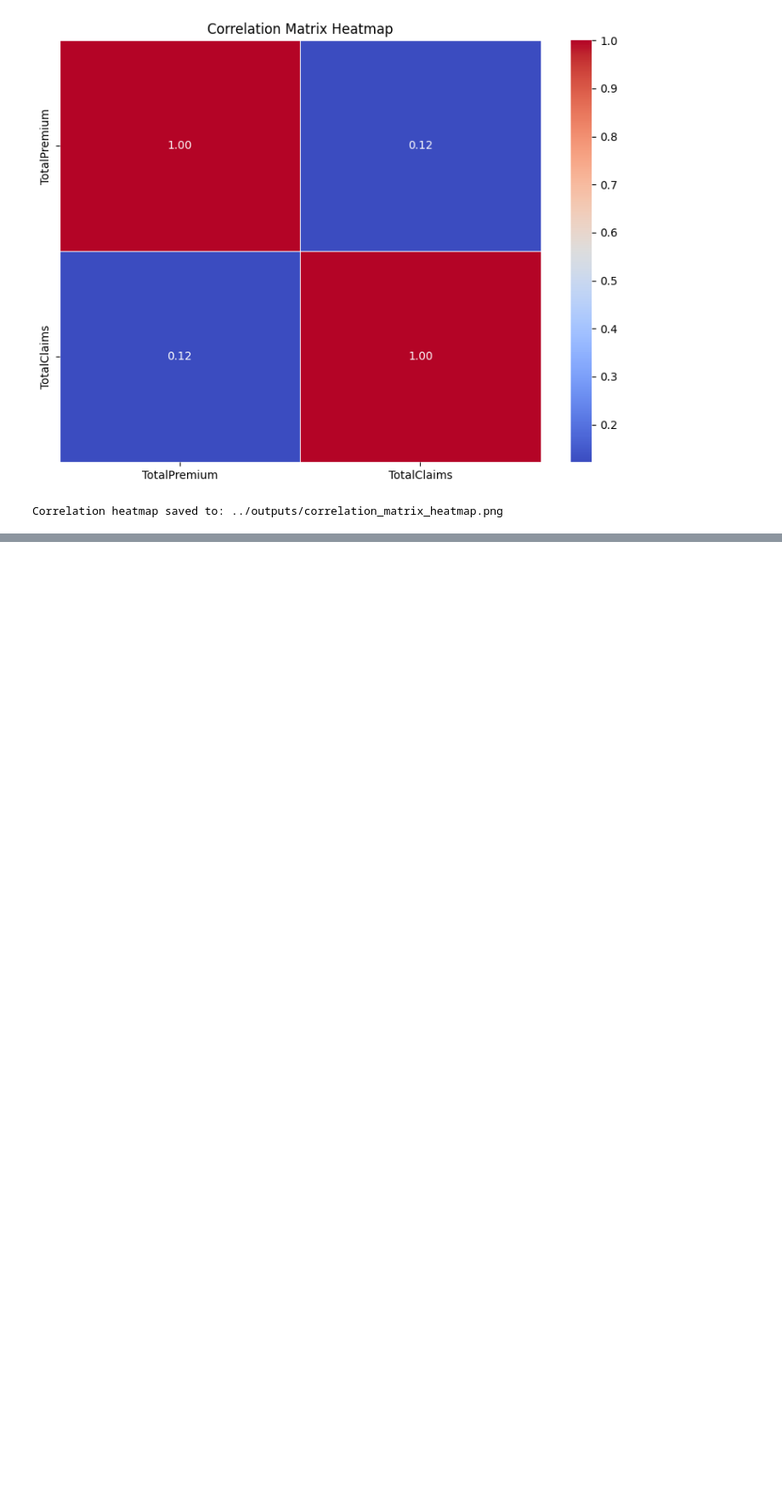
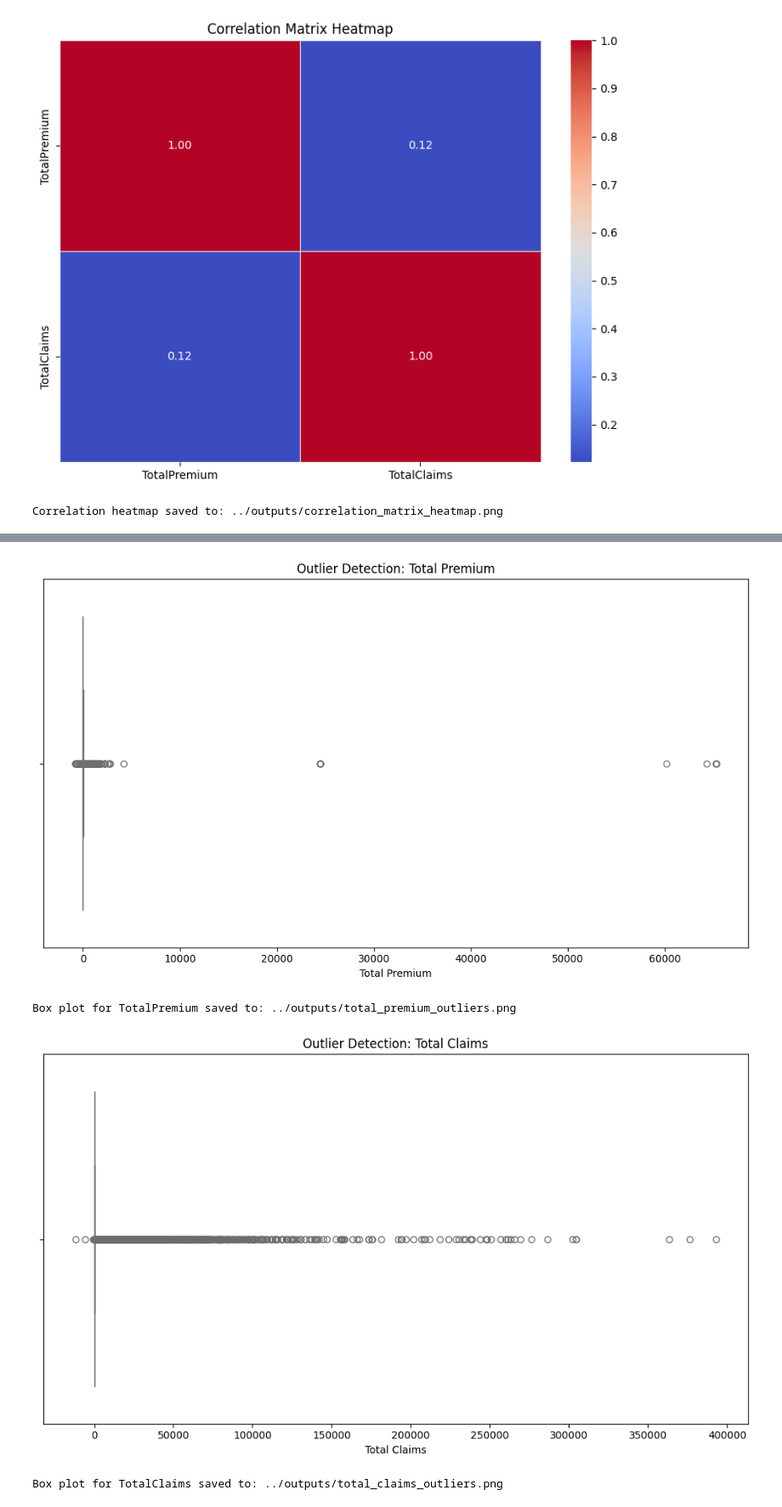
Before and after one commit to vlazacck/week3, a Jupyter notebook: notebooks/Eda.ipynb, the cells around one changed output, grey strips where cells are left out. Shown: that part at 85% size. Saved outputs shown, nothing was run; the diff lists cells and outputs as text; code cells hidden in the pictures; blank space fills up the shorter version.

```diff
--- a/notebooks/Eda.ipynb
+++ b/notebooks/Eda.ipynb
@@ -214,0 +292,45 @@ Correlation heatmap saved to: ../outputs/correlation_matrix_heatmap.png
+# %%
+import pandas as pd
+import seaborn as sns
+import matplotlib.pyplot as plt
+import os
+
+
+data = pd.read_csv(r'C:\Users\Hp\Music\Projectss\ml\MachineLearningRating_v3.csv')
+
+
+output_dir = "../outputs"
+os.makedirs(output_dir, exist_ok=True)
+
+# 1. Box Plot for TotalPremium
+plt.figure(figsize=(10, 6))
+sns.boxplot(x=data['TotalPremium'], color='skyblue')
+plt.title('Outlier Detection: Total Premium')
+plt.xlabel('Total Premium')
+plt.tight_layout()
+
+# Save the box plot
+total_premium_outliers_path = f"{output_dir}/total_premium_outliers.png"
+plt.savefig(total_premium_outliers_path)
+plt.show()
+
+print(f"Box plot for TotalPremium saved to: {total_premium_outliers_path}")
+
+# 2. Box Plot for TotalClaims
+plt.figure(figsize=(10, 6))
+sns.boxplot(x=data['TotalClaims'], color='salmon')
+plt.title('Outlier Detection: Total Claims')
+plt.xlabel('Total Claims')
+plt.tight_layout()
+
+# Save the box plot
+total_claims_outliers_path = f"{output_dir}/total_claims_outliers.png"
+plt.savefig(total_claims_outliers_path)
+plt.show()
+
+print(f"Box plot for TotalClaims saved to: {total_claims_outliers_path}")
+# %% [output]
+[figure, added]
+Box plot for TotalPremium saved to: ../outputs/total_premium_outliers.png
+[figure, added]
+Box plot for TotalClaims saved to: ../outputs/total_claims_outliers.png
```
Also changed, not shown: parts of 3 cells of this notebook, 2 other files.
